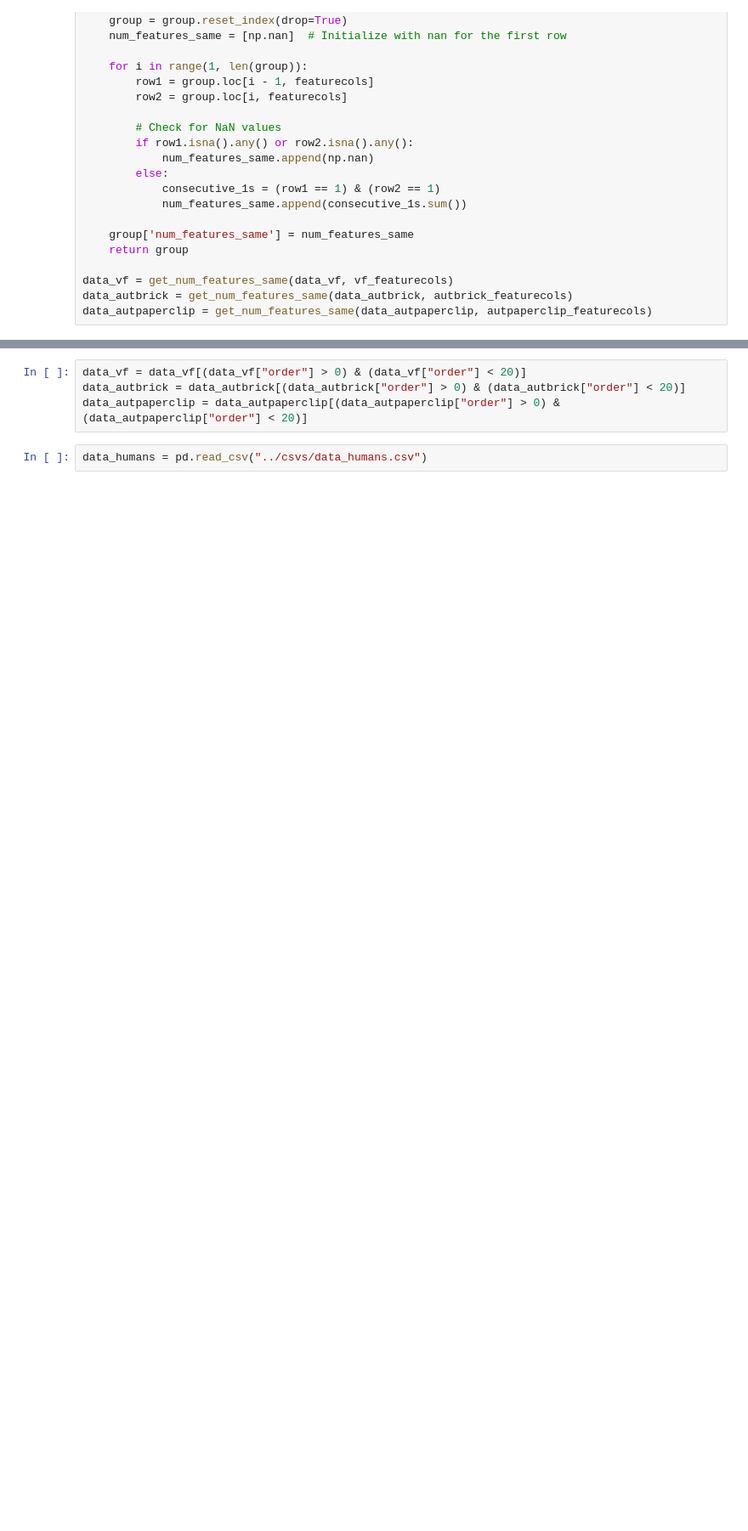
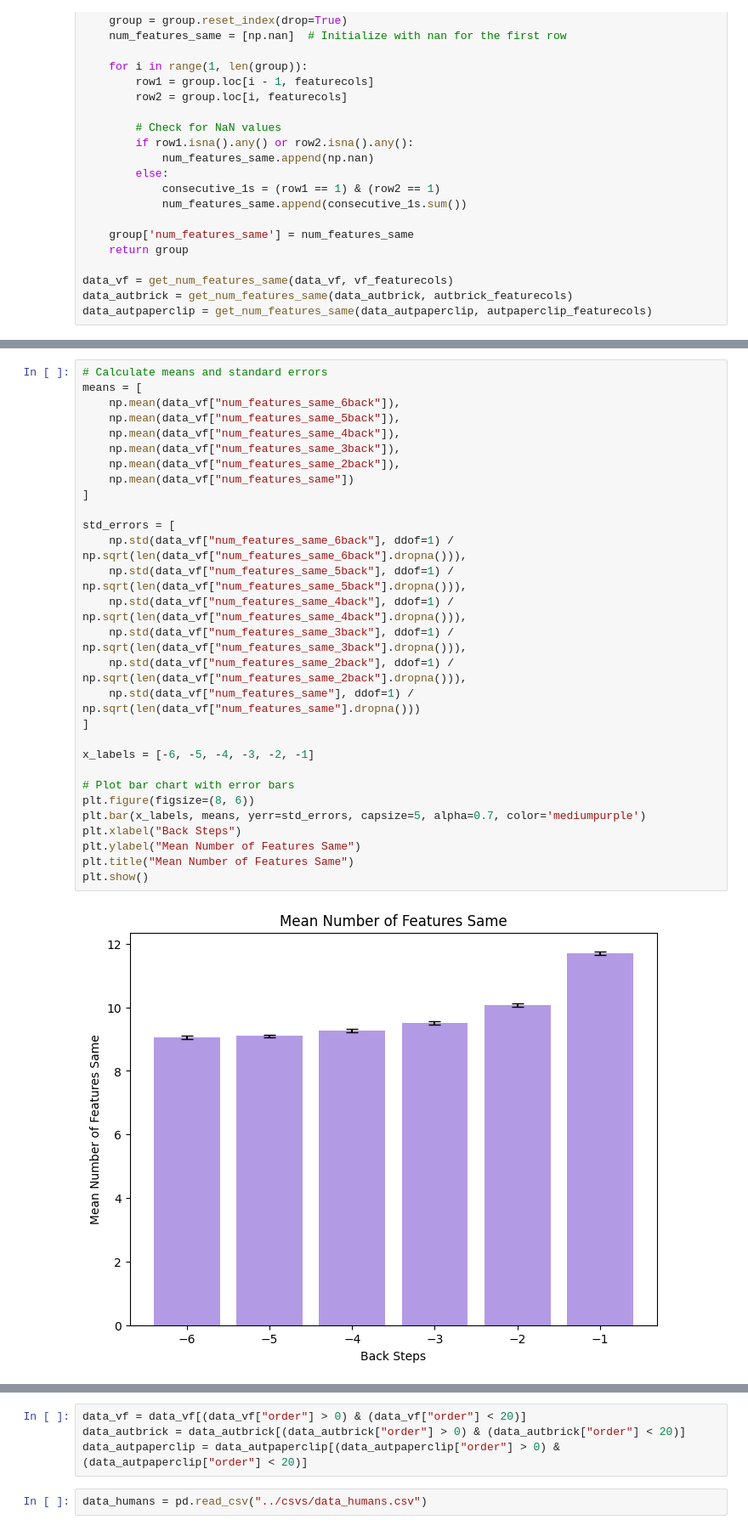
Before and after one commit to surabhisnath/process_modelling, a Jupyter notebook: scripts/LLM_features.ipynb, the cells around one changed output, grey strips where cells are left out. Shown at 85% size. Cells and saved outputs as stored; diff of their text form; blank space fills up the shorter version.

```diff
--- a/scripts/LLM_features.ipynb
+++ b/scripts/LLM_features.ipynb
@@ -831,0 +960,31 @@ data_autpaperclip = get_num_features_same(data_autpaperclip, autpaperclip_featur
+# %%
+# Calculate means and standard errors
+means = [
+    np.mean(data_vf["num_features_same_6back"]),
+    np.mean(data_vf["num_features_same_5back"]),
+    np.mean(data_vf["num_features_same_4back"]),
+    np.mean(data_vf["num_features_same_3back"]),
+    np.mean(data_vf["num_features_same_2back"]),
+    np.mean(data_vf["num_features_same"])
+]
+
+std_errors = [
+    np.std(data_vf["num_features_same_6back"], ddof=1) / np.sqrt(len(data_vf["num_features_same_6back"].dropna())),
+    np.std(data_vf["num_features_same_5back"], ddof=1) / np.sqrt(len(data_vf["num_features_same_5back"].dropna())),
+    np.std(data_vf["num_features_same_4back"], ddof=1) / np.sqrt(len(data_vf["num_features_same_4back"].dropna())),
+    np.std(data_vf["num_features_same_3back"], ddof=1) / np.sqrt(len(data_vf["num_features_same_3back"].dropna())),
+    np.std(data_vf["num_features_same_2back"], ddof=1) / np.sqrt(len(data_vf["num_features_same_2back"].dropna())),
+    np.std(data_vf["num_features_same"], ddof=1) / np.sqrt(len(data_vf["num_features_same"].dropna()))
+]
+
+x_labels = [-6, -5, -4, -3, -2, -1]
+
+# Plot bar chart with error bars
+plt.figure(figsize=(8, 6))
+plt.bar(x_labels, means, yerr=std_errors, capsize=5, alpha=0.7, color='mediumpurple')
+plt.xlabel("Back Steps")
+plt.ylabel("Mean Number of Features Same")
+plt.title("Mean Number of Features Same")
+plt.show()
+# %% [output]
+[figure, added]
```
Also changed, not shown: parts of 27 cells of this notebook, 2 other files.
